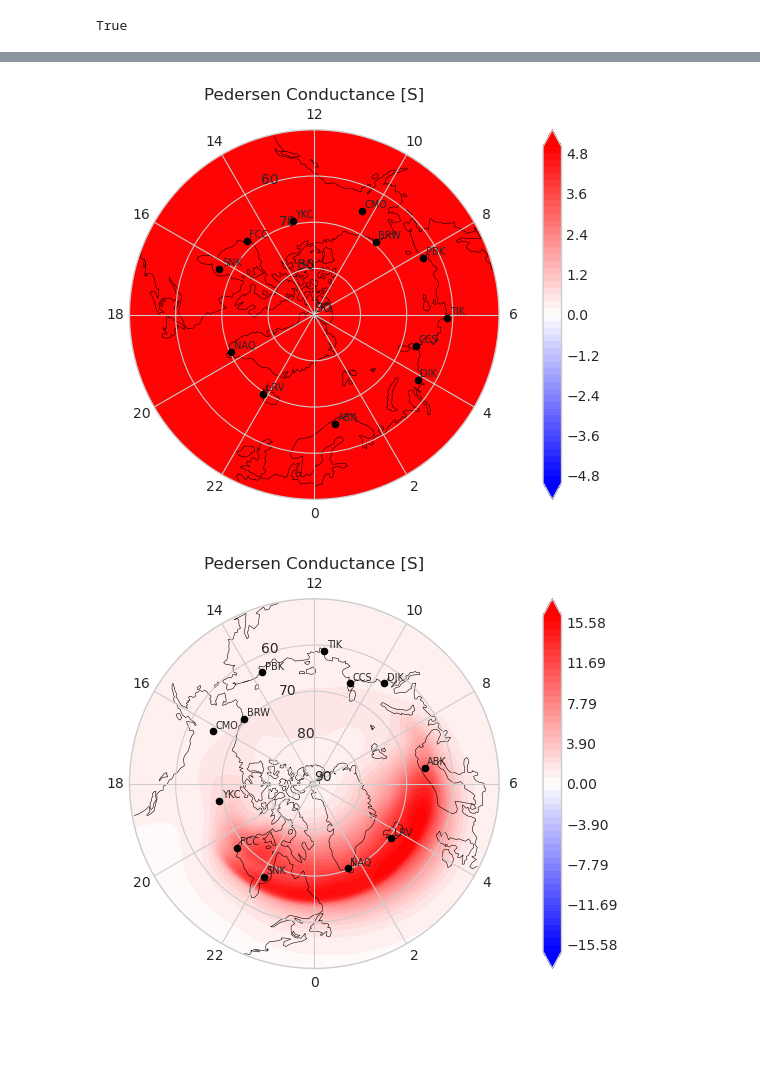
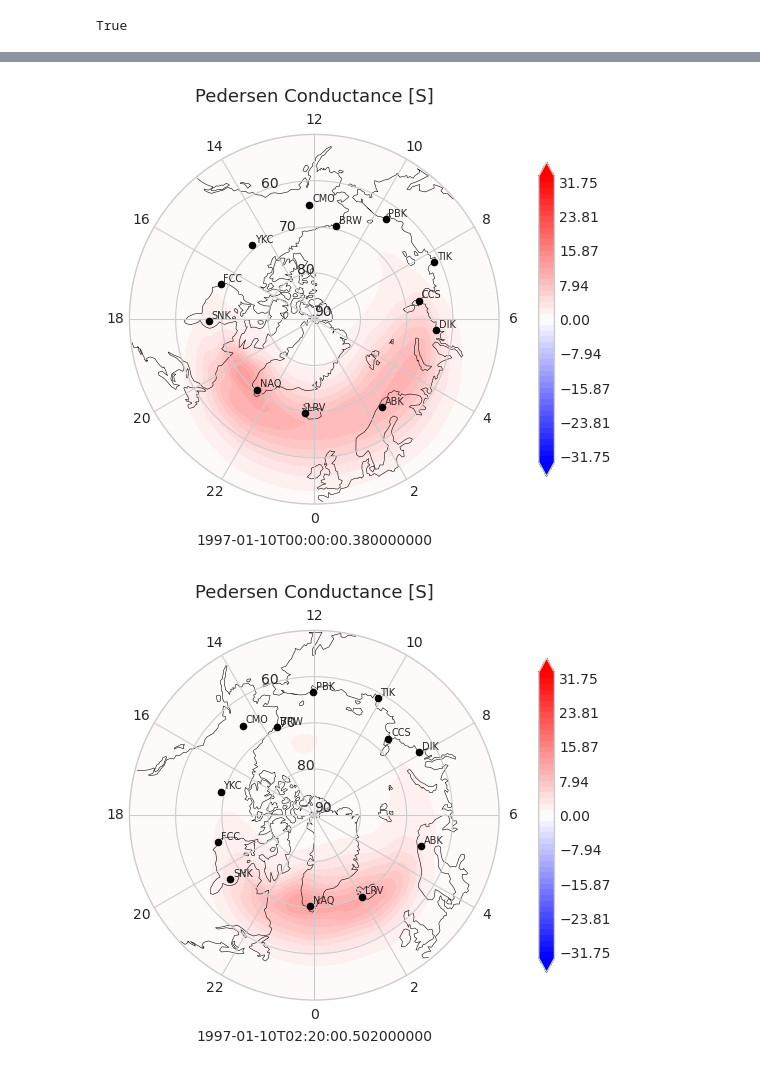
Before and after one commit to choongminum/storm199701, a Jupyter notebook: runs/raeder/c030/plots/geo_data_c030.ipynb, the cells around one changed output, grey strips where cells are left out. Cells and saved outputs as stored; diff of their text form; code cells hidden in the pictures; blank space fills up the shorter version.

```diff
--- a/runs/raeder/c030/plots/geo_data_c030.ipynb
+++ b/runs/raeder/c030/plots/geo_data_c030.ipynb
@@ -172,8 +174,12 @@ wi = read_ggcm_solarwind_directory(SW_DIR, glob="wi.*")
 store_to_pyspedas(wi)
 # %%
 # OpenGGCM ionosphere output
-iono_files = sorted(DATA_DIR.glob(f"{RUN_NAME}.iof.*00"))
-iof = xr.open_mfdataset(iono_files)
+iono_files = sorted(DATA_DIR.glob(f"{RUN_NAME}.iof.*"))
+iof = xr.open_mfdataset(iono_files).sel(
+    time=slice(
+        "1997-01-10T00:00:00.000000000", "1997-01-10T14:00:00.000000000"
+    )
+)
 # %%
 # Calculate ground magnetic perturbations and put into a DataArray.
 delbp = []
@@ -500,11 +506,16 @@ interval = int(time_max / 6)
 # );
 # %%
 # Pedersen and Hall conductances
+abs_max = abs(iof.sigp).max().values
+levels = np.linspace(-abs_max, abs_max, 51)
+
 for i in range(0, time_max, interval):
     iof.isel(time=i).sigp.ggcm.plot(
         coastlines=True,
         stations=True,
+        levels=levels,
+        timestamp=True,
     )
 # %% [output]
-[figure, old version]
+[figure, new version]
-[figure, old version]
+[figure, new version]
```
Also changed, not shown: parts of 18 cells of this notebook, 5 other files.
